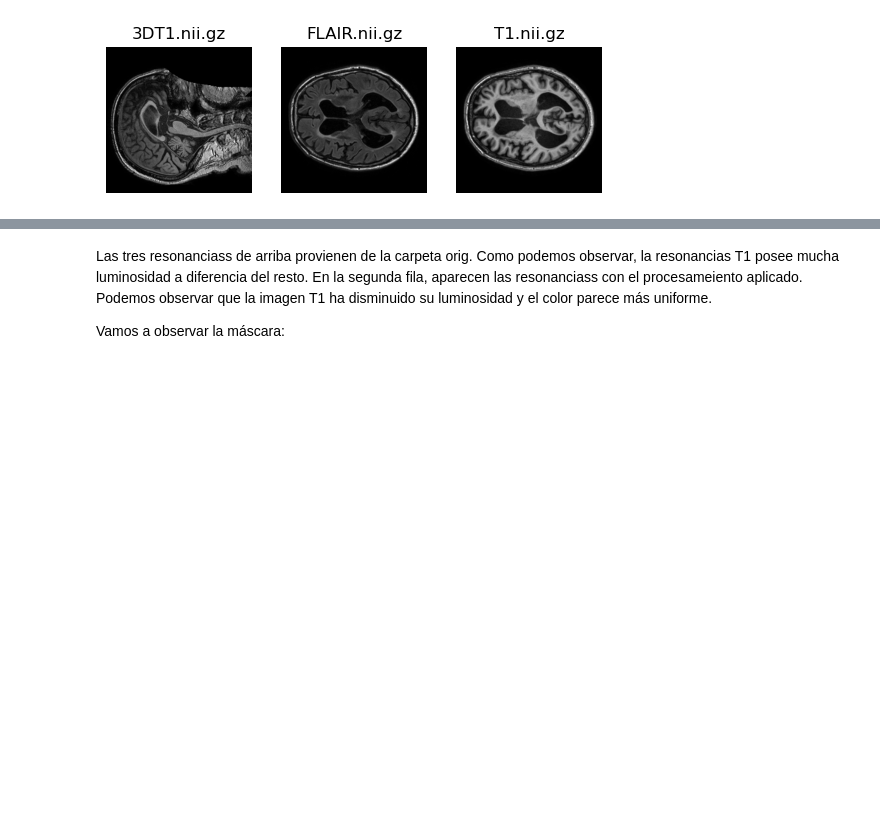
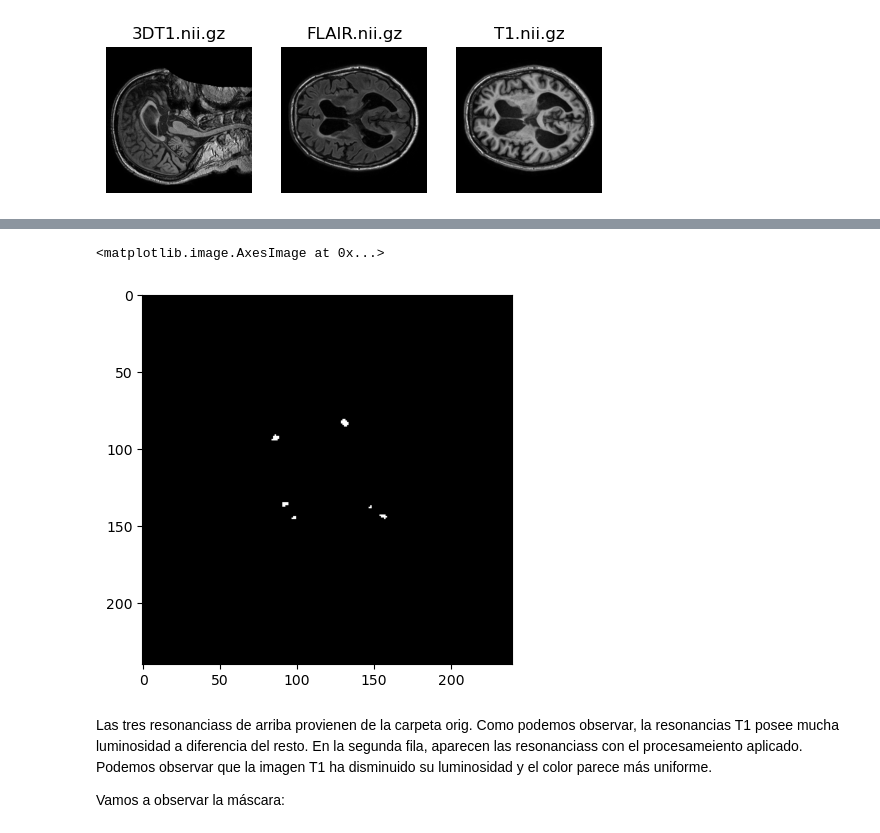
Before and after one commit to AinaT9/White-Matter-Hyperintensity-Segmentation, a Jupyter notebook: AnalisisDatos.ipynb, the cells around one changed output, grey strips where cells are left out. Cells and saved outputs as stored; diff of their text form; code cells hidden in the pictures; blank space fills up the shorter version.

```diff
--- a/AnalisisDatos.ipynb
+++ b/AnalisisDatos.ipynb
@@ -168,3 +195,12 @@ plt.show()
+# %%
+flair= os.path.join(TEST_PATH_UTRECHT, "10","wmh.nii.gz")
+img = nib.load(flair)
+image_data = img.get_fdata()
+image_data[image_data==2]=0
+plt.imshow(image_data[:, :, 30], cmap='gray')
+# %% [output]
+<matplotlib.image.AxesImage at 0x...>
+[figure, added]
 # %% [markdown]
 Las tres resonanciass de arriba provienen de la carpeta orig. Como podemos observar, la resonancias T1 posee mucha luminosidad a diferencia del resto. En la segunda fila, aparecen las resonanciass con el procesameiento aplicado. Podemos observar que la imagen T1 ha disminuido su luminosidad y el color parece más uniforme.
 
```
Also changed, not shown: parts of 2 cells of this notebook, 8 other files.
